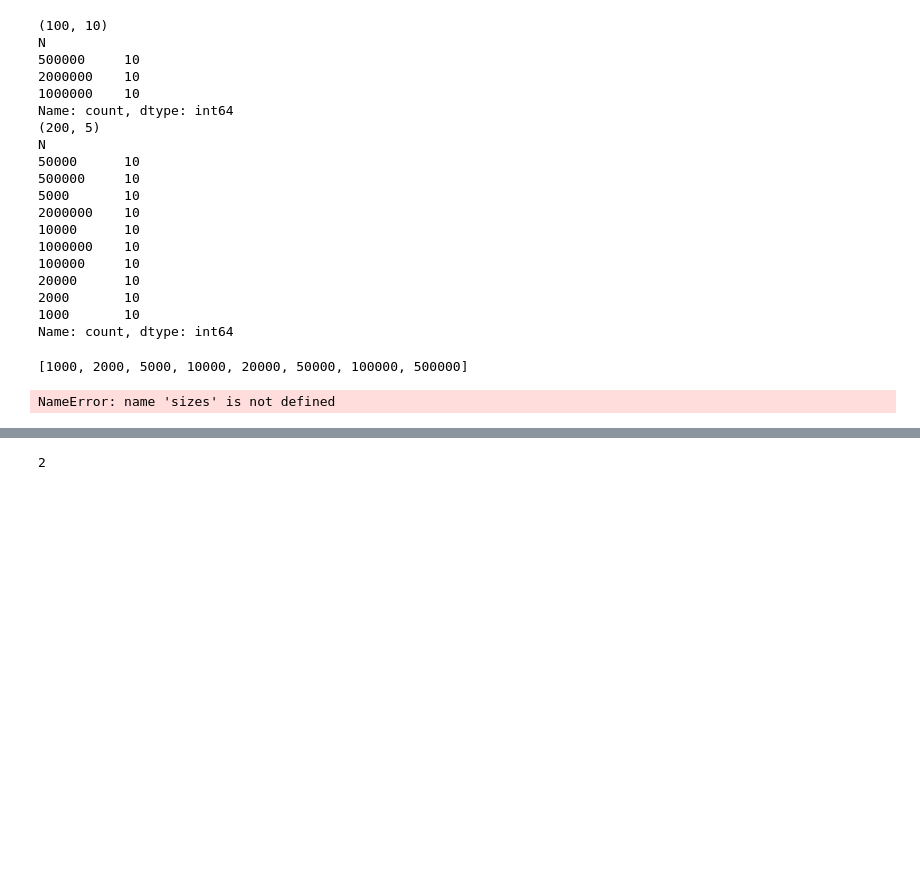
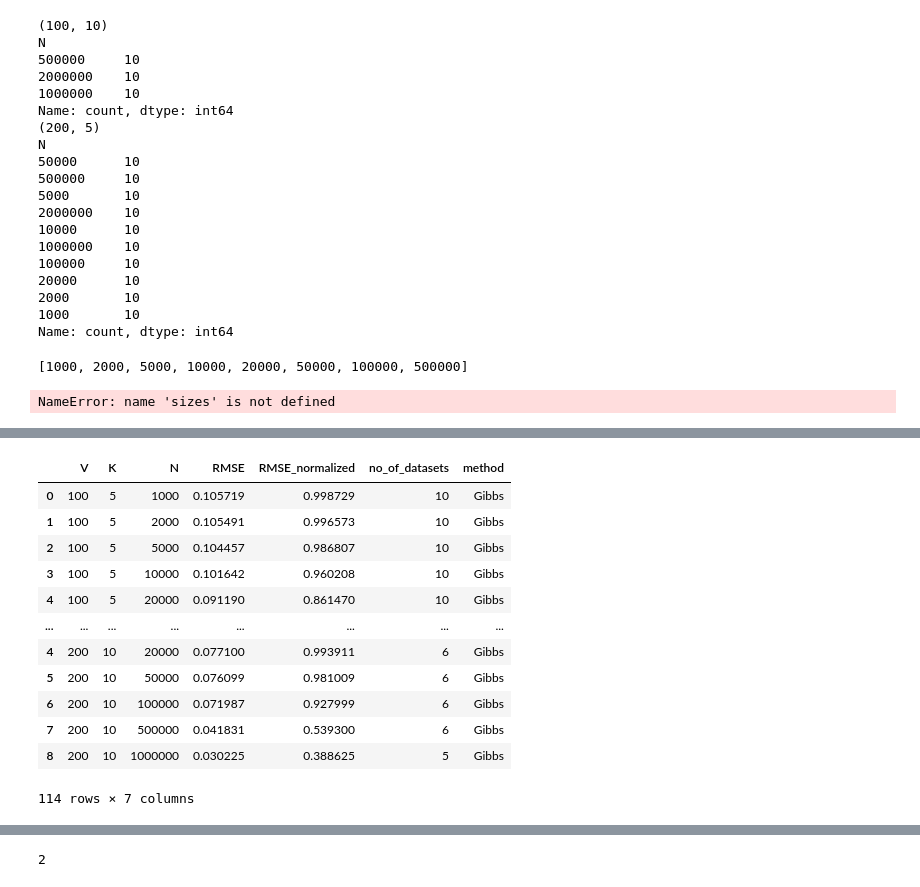
Before and after one commit to ninpnin/embedding-uncertainty-estimation, a Jupyter notebook: plots/rmse_convergence.ipynb, the cells around one changed output, grey strips where cells are left out. Drawn from its saved outputs; the diff is of its cells as text; code cells hidden in the pictures; blank space fills up the shorter version.

```diff
--- a/plots/rmse_convergence.ipynb
+++ b/plots/rmse_convergence.ipynb
@@ -233,0 +235,22 @@ NameError: name 'sizes' is not defined
+# %%
+
+dolan = pd.read_csv('rmse-dolan.csv')
+gooby = pd.read_csv('rmse-gooby.csv')
+spurdo = pd.read_csv('rmse-spurdo.csv')
+gibbs = pd.concat([dolan, gooby, spurdo])
+# %%
+gibbs
+# %% [output]
+|  | V | K | N | RMSE | RMSE_normalized | no_of_datasets | method |
+| 0 | 100 | 5 | 1000 | 0.105719 | 0.998729 | 10 | Gibbs |
+| 1 | 100 | 5 | 2000 | 0.105491 | 0.996573 | 10 | Gibbs |
+| 2 | 100 | 5 | 5000 | 0.104457 | 0.986807 | 10 | Gibbs |
+| 3 | 100 | 5 | 10000 | 0.101642 | 0.960208 | 10 | Gibbs |
+| 4 | 100 | 5 | 20000 | 0.091190 | 0.861470 | 10 | Gibbs |
+| ... | ... | ... | ... | ... | ... | ... | ... |
+| 4 | 200 | 10 | 20000 | 0.077100 | 0.993911 | 6 | Gibbs |
+| 5 | 200 | 10 | 50000 | 0.076099 | 0.981009 | 6 | Gibbs |
+| 6 | 200 | 10 | 100000 | 0.071987 | 0.927999 | 6 | Gibbs |
+| 7 | 200 | 10 | 500000 | 0.041831 | 0.539300 | 6 | Gibbs |
+| 8 | 200 | 10 | 1000000 | 0.030225 | 0.388625 | 5 | Gibbs |
+114 rows × 7 columns
```
Also changed, not shown: parts of 20 cells of this notebook, 3 other files.
